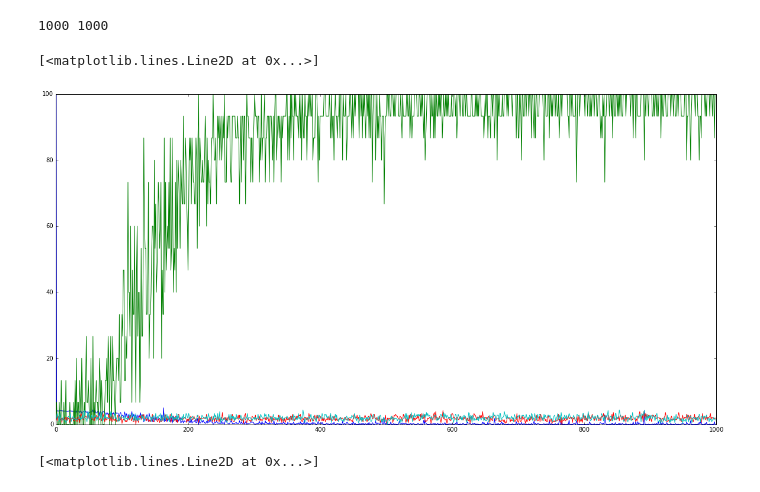
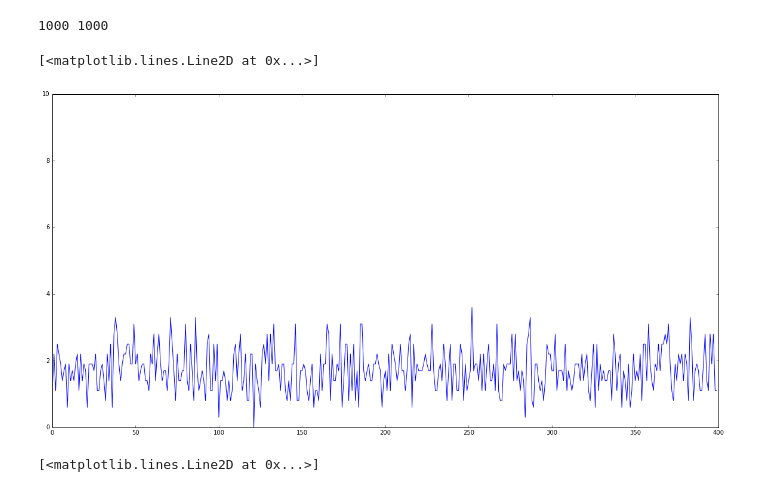
Before and after one commit to dhchoi/neuroscience-meets-cnn, a Jupyter notebook: playground.ipynb, the cells around one changed output. Cells and saved outputs as stored; diff of their text form; code cells hidden in the pictures.

```diff
--- a/playground.ipynb
+++ b/playground.ipynb
@@ -32,25 +29,25 @@ for row2 in reader2:
 # %%
 # into plot format
 def loss(l):
     return map(lambda (step, loss, m, v, t) : loss, l)
 def minibatch(l):
     return map(lambda (step, loss, m, v, t) : float(m.rstrip('%% ').lstrip(' ')), l)
 def val_acc(l):
     return map(lambda (step, loss, m, v, t) : v.rstrip('%%'), l)
 def test_acc(l):
     return map(lambda (step, loss, m, v, t) : t.rstrip('%% '), l)
 
 plt.figure(figsize=(20,10))
-plt.ylim(0,100)
+plt.ylim(0,10)
 print len(loss(bout)), len(minibatch(bout))
-plt.plot(loss(bout))
-plt.plot(minibatch(bout))
-plt.plot(val_acc(bout))
-plt.plot(test_acc(bout))
+#plt.plot(loss(bout))
+#plt.plot(minibatch(bout))
+plt.plot(val_acc(bout[:400]))
+#plt.plot(test_acc(bout))
 # %% [output]
 1000 1000
 [<matplotlib.lines.Line2D at 0x...>]
-[figure, old version]
+[figure, new version]
 # %%
 plt.figure(figsize=(20,5))
 plt.ylim(0,50)
```
Also changed, not shown: parts of 2 cells of this notebook, 2 other files.
